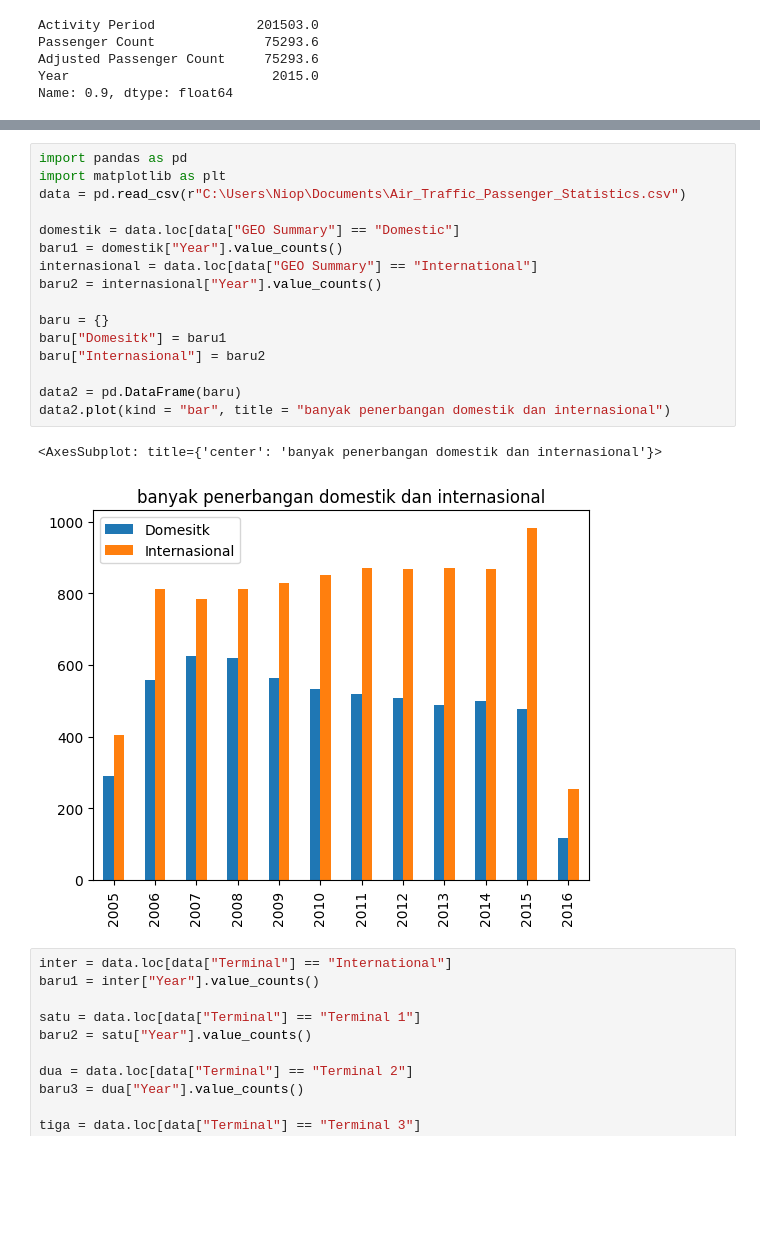
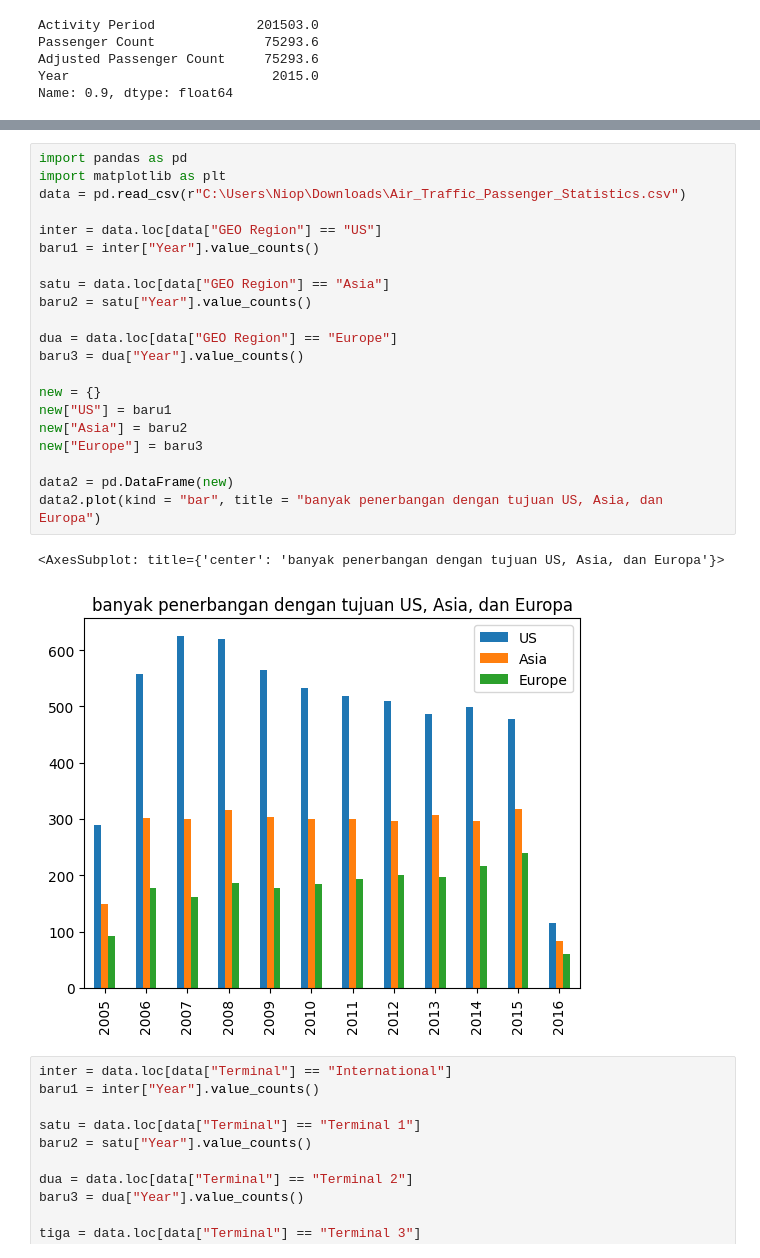
Before and after one commit to steaktoaster/Tubespandas, a Jupyter notebook: TUBEs.ipynb, the cells around one changed output, grey strips where cells are left out. Saved outputs shown, nothing was run; the diff lists cells and outputs as text; blank space fills up the shorter version.

```diff
--- a/TUBEs.ipynb
+++ b/TUBEs.ipynb
@@ -152,22 +201,27 @@ baru.plot(kind = "barh", title = "jumlah penerbangan domestik setiap tahun")
 # %%
 import pandas as pd
 import matplotlib as plt
-data = pd.read_csv(r"C:\Users\Niop\Documents\Air_Traffic_Passenger_Statistics.csv")
+data = pd.read_csv(r"C:\Users\Niop\Downloads\Air_Traffic_Passenger_Statistics.csv")
 
-domestik = data.loc[data["GEO Summary"] == "Domestic"]
-baru1 = domestik["Year"].value_counts()
-internasional = data.loc[data["GEO Summary"] == "International"]
-baru2 = internasional["Year"].value_counts()
+inter = data.loc[data["GEO Region"] == "US"]
+baru1 = inter["Year"].value_counts()
 
-baru = {}
-baru["Domesitk"] = baru1
-baru["Internasional"] = baru2
+satu = data.loc[data["GEO Region"] == "Asia"]
+baru2 = satu["Year"].value_counts()
 
-data2 = pd.DataFrame(baru)
-data2.plot(kind = "bar", title = "banyak penerbangan domestik dan internasional")
+dua = data.loc[data["GEO Region"] == "Europe"]
+baru3 = dua["Year"].value_counts()
+
+new = {}
+new["US"] = baru1
+new["Asia"] = baru2
+new["Europe"] = baru3
+
+data2 = pd.DataFrame(new)
+data2.plot(kind = "bar", title = "banyak penerbangan dengan tujuan US, Asia, dan Europa")
 # %% [output]
-<AxesSubplot: title={'center': 'banyak penerbangan domestik dan internasional'}>
+<AxesSubplot: title={'center': 'banyak penerbangan dengan tujuan US, Asia, dan Europa'}>
-[figure, old version]
+[figure, new version]
 # %%
 inter = data.loc[data["Terminal"] == "International"]
 baru1 = inter["Year"].value_counts()
```
Also changed, not shown: parts of 24 cells of this notebook.
